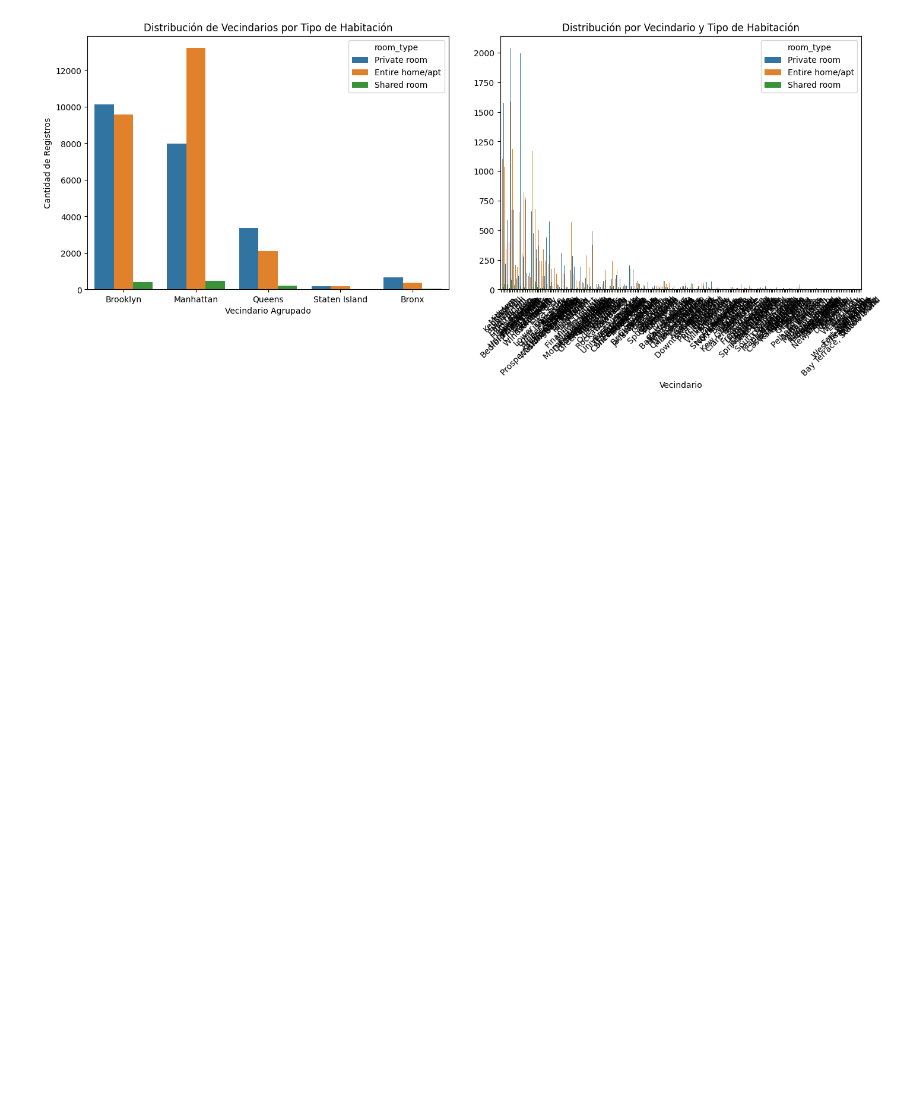
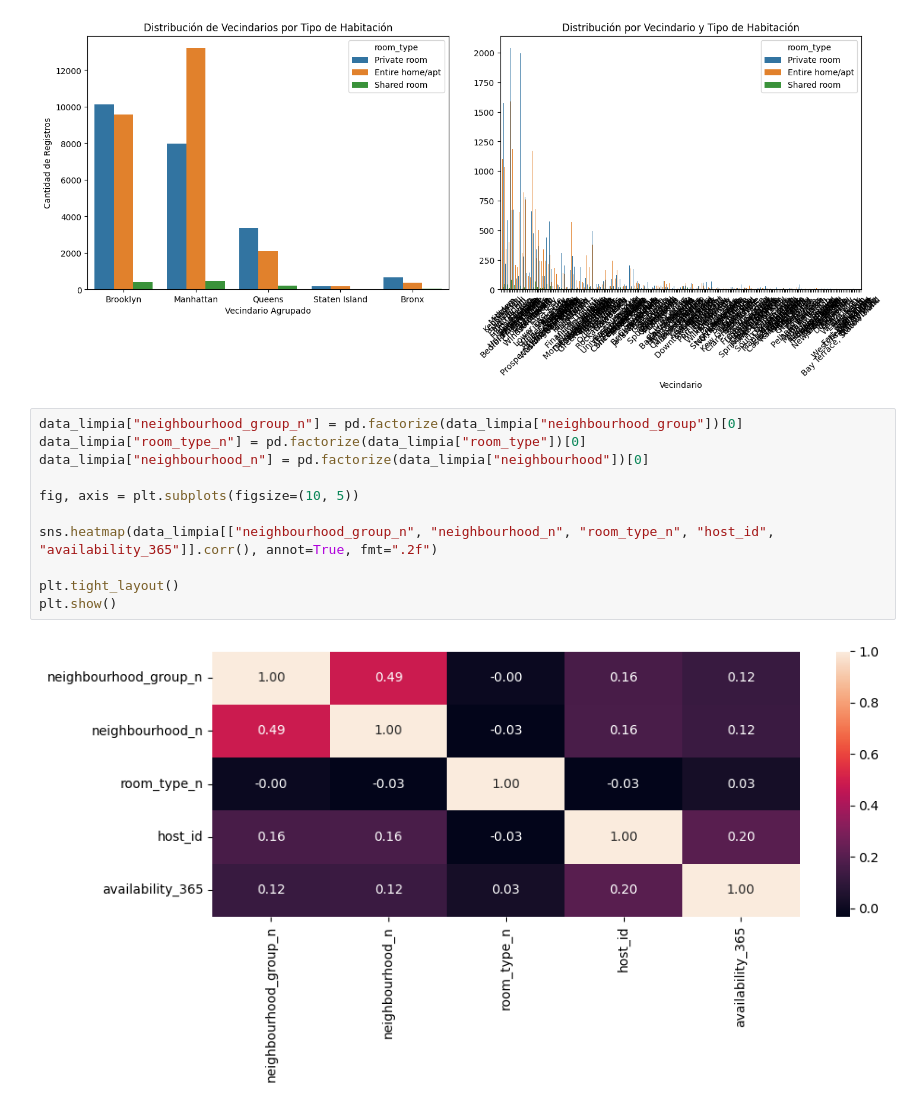
Before and after one commit to jaestupinan/machine-learning-python-template-JaironMark, a Jupyter notebook: src/explore.ipynb, the cells around one changed output. Cells and saved outputs as stored; diff of their text form; blank space fills up the shorter version.

```diff
--- a/src/explore.ipynb
+++ b/src/explore.ipynb
@@ -225,3 +225,16 @@ plt.tight_layout(pad=3.0)
 plt.show()
 # %% [output]
 [figure]
+# %%
+data_limpia["neighbourhood_group_n"] = pd.factorize(data_limpia["neighbourhood_group"])[0]
+data_limpia["room_type_n"] = pd.factorize(data_limpia["room_type"])[0]
+data_limpia["neighbourhood_n"] = pd.factorize(data_limpia["neighbourhood"])[0]
+
+fig, axis = plt.subplots(figsize=(10, 5))
+
+sns.heatmap(data_limpia[["neighbourhood_group_n", "neighbourhood_n", "room_type_n", "host_id", "availability_365"]].corr(), annot=True, fmt=".2f")
+
+plt.tight_layout()
+plt.show()
+# %% [output]
+[figure, added]
```
Also changed, not shown: parts of 20 cells of this notebook, 1 other file.
